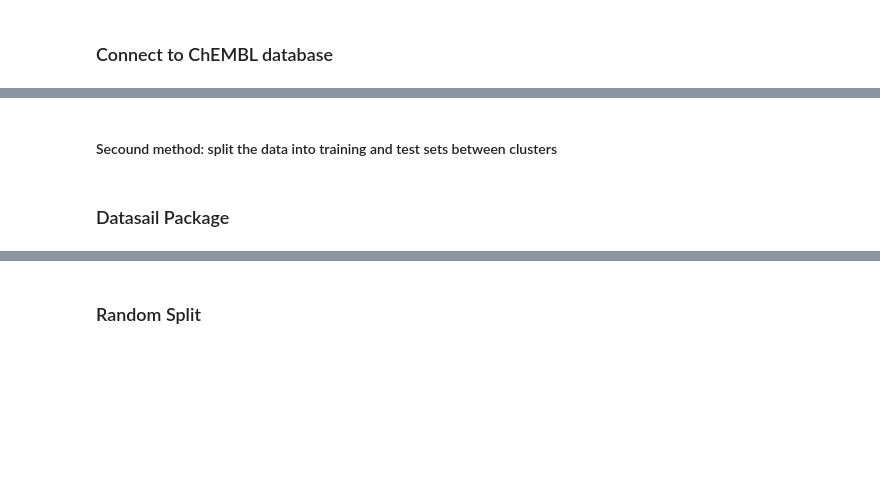
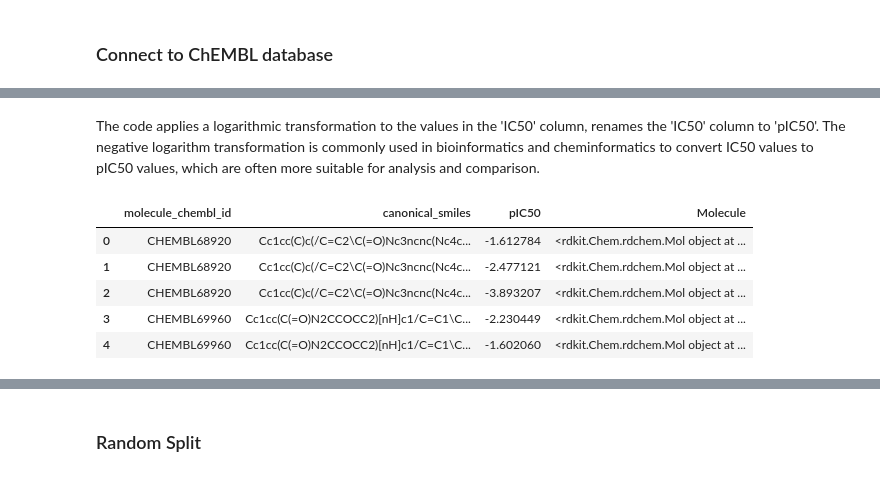
Before and after one commit to volkamerlab/CADDSeminar_2023, a Jupyter notebook: notebooks/T001_Scaffold-based-data-split/T001_Scaffold-based-data-split.ipynb, the cells around one changed output, grey strips where cells are left out. Drawn from its saved outputs; the diff is of its cells as text; code cells hidden in the pictures; blank space fills up the shorter version.

```diff
--- a/notebooks/T001_Scaffold-based-data-split/T001_Scaffold-based-data-split.ipynb
+++ b/notebooks/T001_Scaffold-based-data-split/T001_Scaffold-based-data-split.ipynb
@@ -261,9 +183,0 @@ clusters = data.groupby('Scaffolds_smiles').groups.values()
-# %%
-cluster_labels = {}
-for i, cluster in enumerate(clusters):
-    for idx in cluster:
-        cluster_labels[idx] = i
-data['Label_SCF'] = data.index.map(cluster_labels)
-class_counts_data = dict(Counter(data['Label_SCF']))
-filtered_classes = [label for label, count in class_counts_data.items() if count >= 2]
-filtered_data = data[data['Label_SCF'].isin(filtered_classes)]
@@ -282,2 +183,0 @@ test_SCF = data[data['Label_SCF'].isin(test_SCF_labels)]
-# %%
-data['Molecule_SCF'] = data['Scaffolds_smiles'].apply(Chem.MolFromSmiles)
@@ -286,3 +183,0 @@ data['Molecule_SCF'] = data['Scaffolds_smiles'].apply(Chem.MolFromSmiles)
-# %%
-data['SCF_FPS'] = [Chem.RDKFingerprint(mol) for mol in data['Molecule_SCF']]
-fps = data['SCF_FPS'].tolist()
@@ -299,6 +183,0 @@ cluster_ids = Butina.ClusterData(distance_matrix, len(fps),0.05, isDistData=True
-# %%
-data['Label_WC_BC'] = -1  # Initialize cluster labels as -1
-for i, cluster in enumerate(cluster_ids):
-    cluster_indices = [index for index in cluster if index < len(data)]
-    cluster_indices = [index for index in cluster_indices if index in data.index]
-    data.loc[cluster_indices, 'Label_WC_BC'] = i
@@ -320,2 +183,0 @@ test_WC = pd.concat(WC_test)
-# %% [markdown]
-#### Secound method: split the data into training and test sets between clusters
@@ -331,2 +183,0 @@ test_BC = data[data['Label_WC_BC'].isin(cluster_labels_test)]
-# %% [markdown]
-### Datasail Package
@@ -334,0 +184,13 @@ test_BC = data[data['Label_WC_BC'].isin(cluster_labels_test)]
+# %% [markdown]
+The code applies a logarithmic transformation to the values in the 'IC50' column, renames the 'IC50' column to 'pIC50'. The negative logarithm transformation is commonly used in bioinformatics and cheminformatics to convert IC50 values to pIC50 values, which are often more suitable for analysis and comparison.
+# %%
+data['IC50'] = data['IC50'].apply(lambda x: - math.log10(x))
+data = data.rename(columns={'IC50': 'pIC50'})
+data.head()
+# %% [output]
+|  | molecule_chembl_id | canonical_smiles | pIC50 | Molecule |
+| 0 | CHEMBL68920 | Cc1cc(C)c(/C=C2\C(=O)Nc3ncnc(Nc4c... | -1.612784 | <rdkit.Chem.rdchem.Mol object at ... |
+| 1 | CHEMBL68920 | Cc1cc(C)c(/C=C2\C(=O)Nc3ncnc(Nc4c... | -2.477121 | <rdkit.Chem.rdchem.Mol object at ... |
+| 2 | CHEMBL68920 | Cc1cc(C)c(/C=C2\C(=O)Nc3ncnc(Nc4c... | -3.893207 | <rdkit.Chem.rdchem.Mol object at ... |
+| 3 | CHEMBL69960 | Cc1cc(C(=O)N2CCOCC2)[nH]c1/C=C1\C... | -2.230449 | <rdkit.Chem.rdchem.Mol object at ... |
+| 4 | CHEMBL69960 | Cc1cc(C(=O)N2CCOCC2)[nH]c1/C=C1\C... | -1.602060 | <rdkit.Chem.rdchem.Mol object at ... |
```
Also changed, not shown: parts of 90 cells of this notebook.
